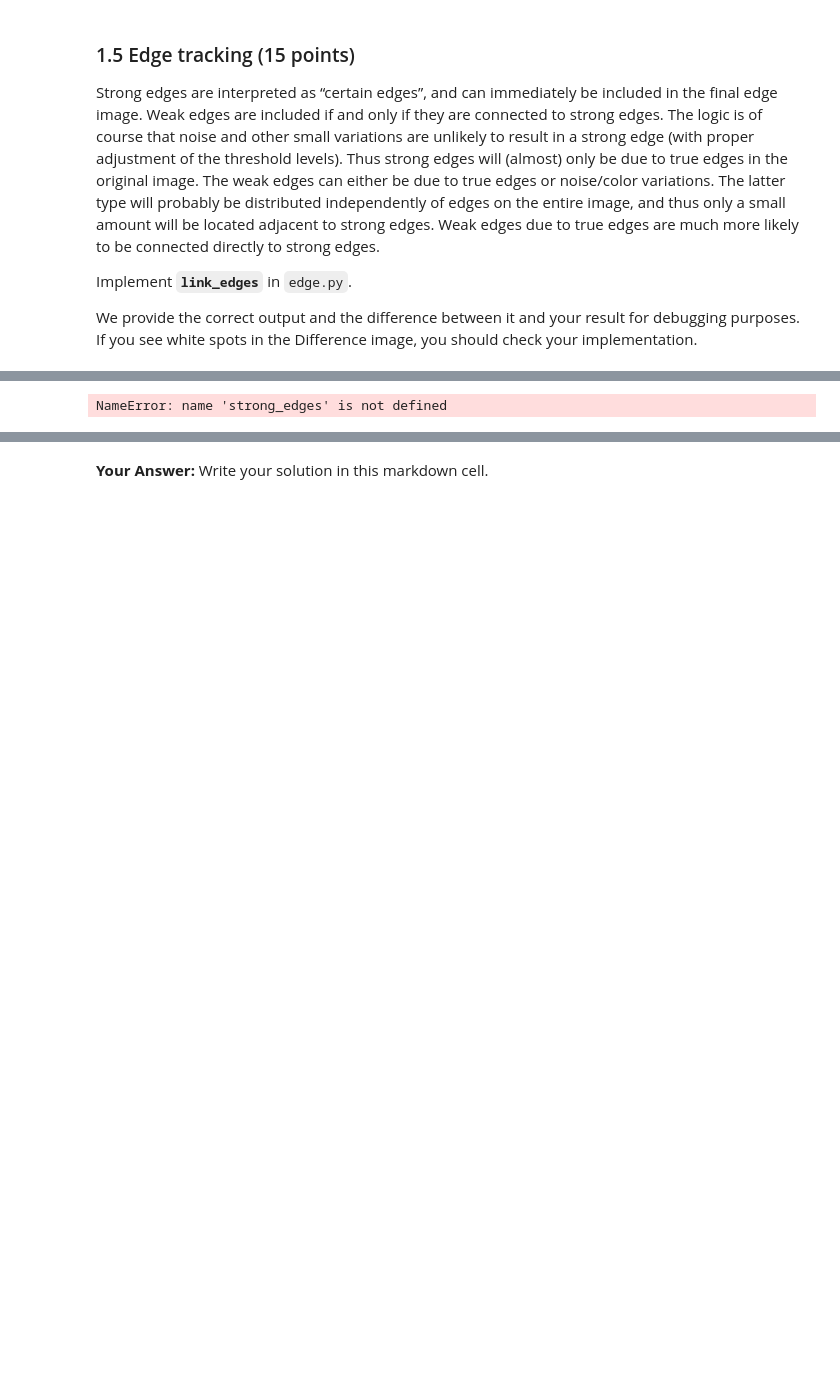
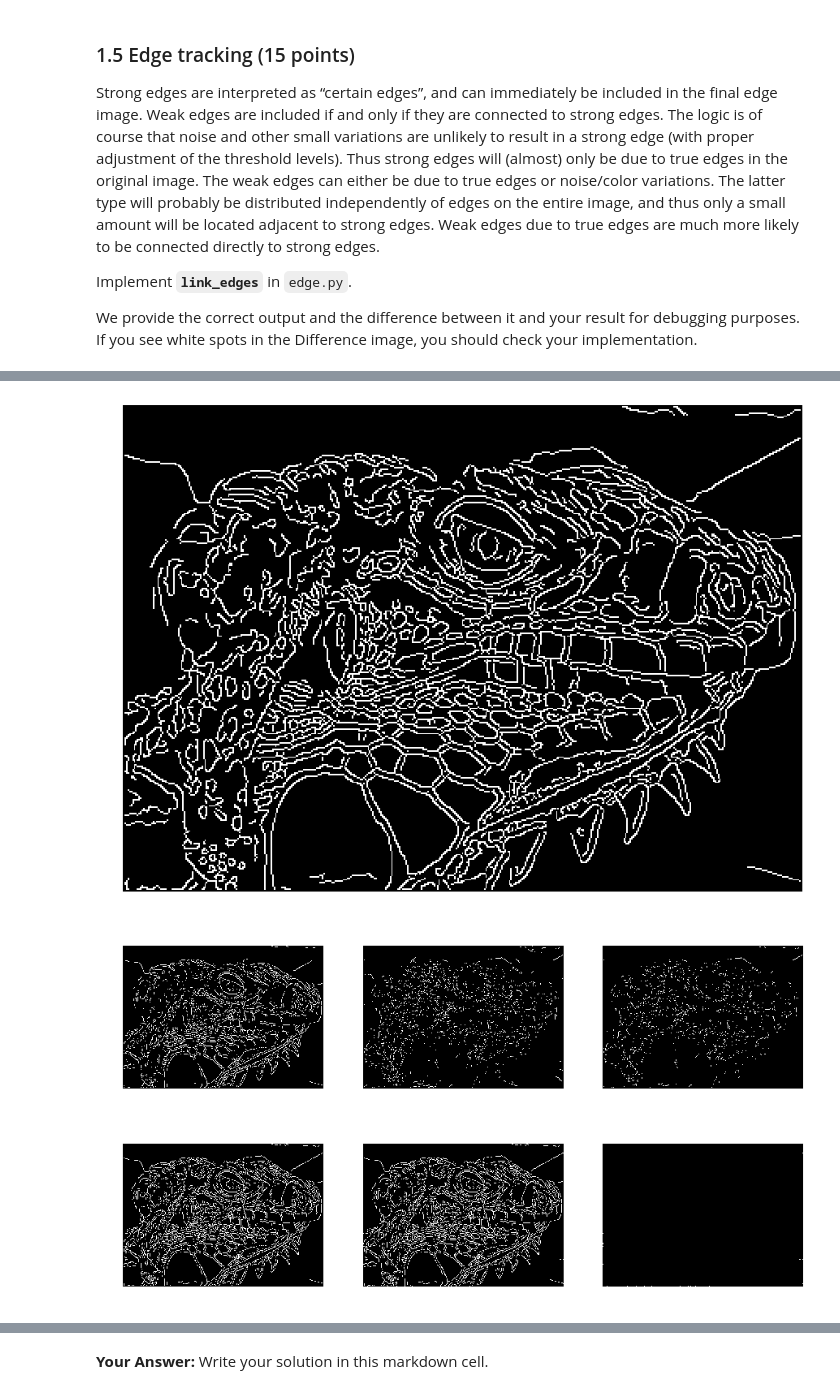
Before and after one commit to r03922123/cs131, a Jupyter notebook: hw2_release/hw2.ipynb, the cells around one changed output, grey strips where cells are left out. Drawn from its saved outputs; the diff is of its cells as text; code cells hidden in the pictures; blank space fills up the shorter version.

```diff
--- a/hw2_release/hw2.ipynb
+++ b/hw2_release/hw2.ipynb
@@ -352,28 +350,47 @@ plt.show()
 # %%
 edges = link_edges(strong_edges, weak_edges)
 
 plt.imshow(edges)
 plt.axis('off')
+plt.show()
+
+plt.subplot(1, 3, 1)
+plt.imshow(strong_edges)
+plt.axis('off')
+plt.title('strong')
+
+plt.subplot(1, 3, 2)
+plt.imshow(weak_edges)
+plt.axis('off')
+plt.title('weak')
+
+plt.subplot(1, 3, 3)
+plt.imshow(strong_edges ^ edges)
+plt.axis('off')
+plt.title('Difference strong and edges')
+
 plt.show()
 
 plt.subplot(1, 3, 1)
 plt.imshow(edges)
 plt.axis('off')
 plt.title('Your result')
 
 plt.subplot(1, 3, 2)
 reference = np.load('references/iguana_edge_tracking.npy')
 plt.imshow(reference)
 plt.axis('off')
 plt.title('Reference')
 
 plt.subplot(1, 3, 3)
 plt.imshow(edges ^ reference)
 plt.title('Difference')
 plt.axis('off')
 plt.show()
 # %% [output]
-NameError: name 'strong_edges' is not defined
+[figure, added]
+[figure, added]
+[figure, added]
 # %% [markdown]
 ### 1.6 Canny edge detector
 Implement **`canny`** in `edge.py` using the functions you have implemented so far. Test edge detector with different parameters.
```
Also changed, not shown: parts of 12 cells of this notebook, 1 other file.
